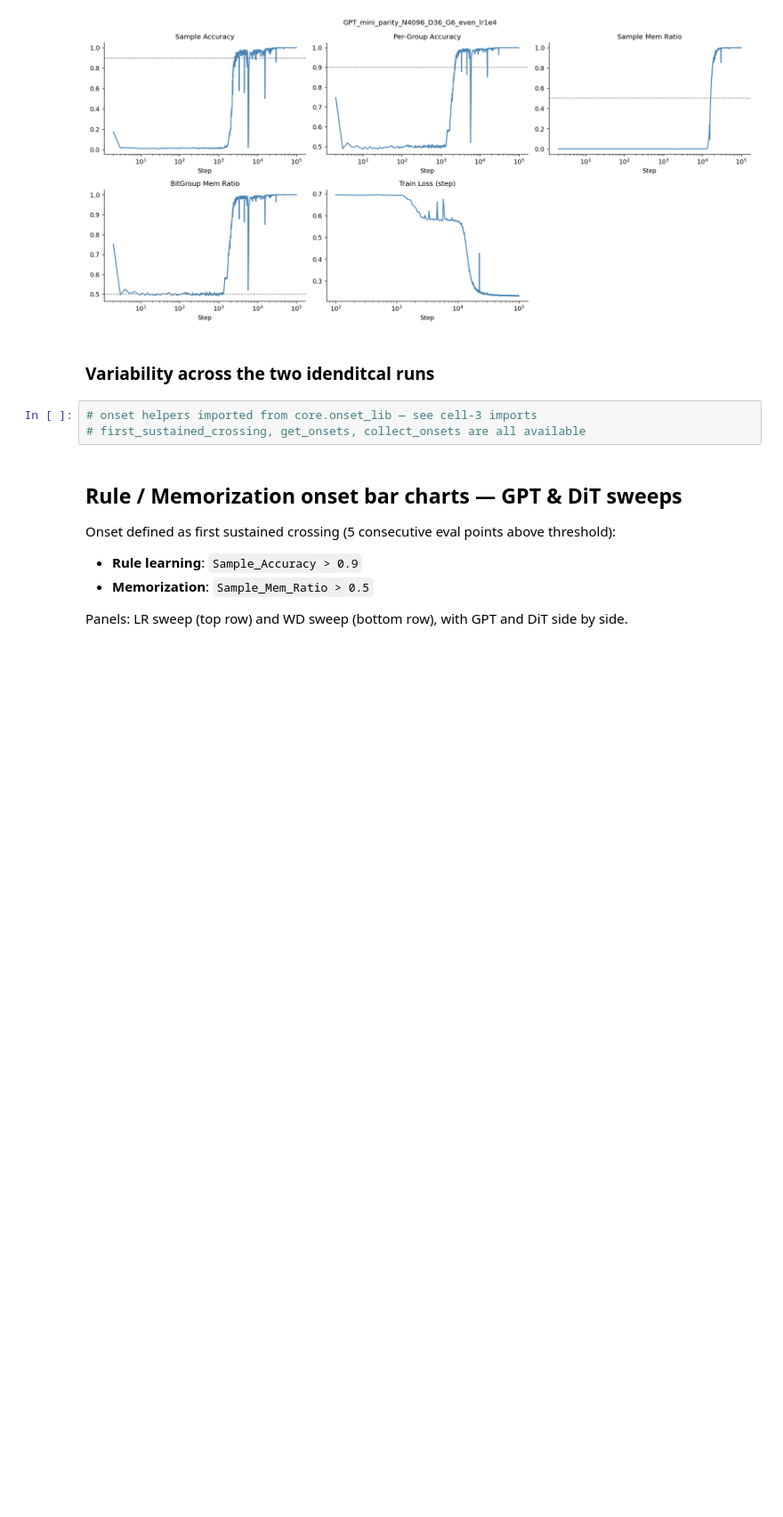
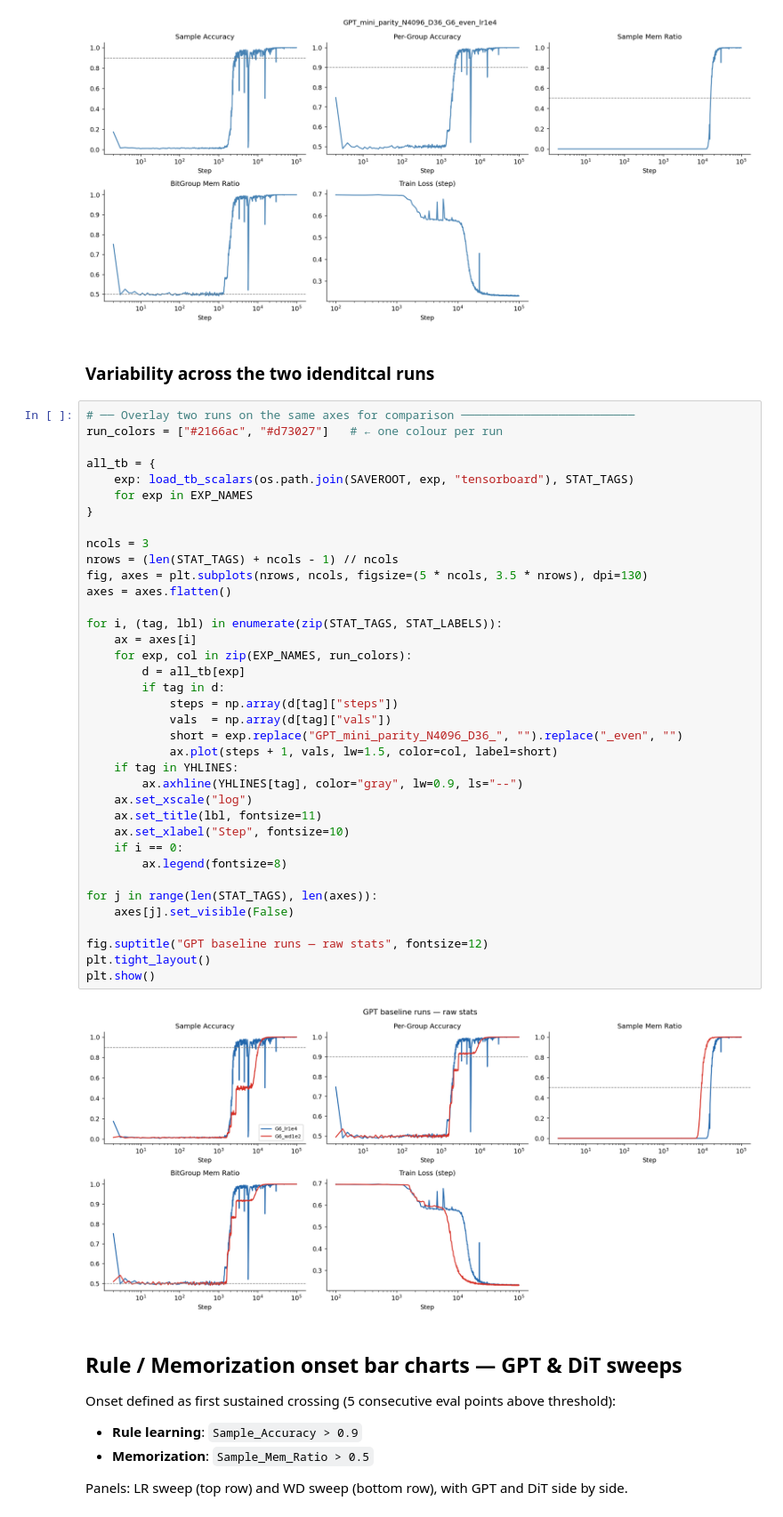
Before and after one commit to Animadversio/DiffusionAttnConsistency, a Jupyter notebook: notebooks/20260504_GPT_CE_analysis.ipynb, the cells around one changed output. Shown at 89% size. Saved outputs shown, nothing was run; the diff lists cells and outputs as text; blank space fills up the shorter version.

```diff
--- a/notebooks/20260504_GPT_CE_analysis.ipynb
+++ b/notebooks/20260504_GPT_CE_analysis.ipynb
@@ -121,9 +124,45 @@ plt.show()
 [figure]
 # %% [markdown]
 ### Variability across the two idenditcal runs
-# %%
-# onset helpers imported from core.onset_lib — see cell-3 imports
-# first_sustained_crossing, get_onsets, collect_onsets are all available
+# %%
+# ── Overlay two runs on the same axes for comparison ─────────────────────────
+run_colors = ["#2166ac", "#d73027"]   # ← one colour per run
+
+all_tb = {
+    exp: load_tb_scalars(os.path.join(SAVEROOT, exp, "tensorboard"), STAT_TAGS)
+    for exp in EXP_NAMES
+}
+
+ncols = 3
+nrows = (len(STAT_TAGS) + ncols - 1) // ncols
+fig, axes = plt.subplots(nrows, ncols, figsize=(5 * ncols, 3.5 * nrows), dpi=130)
+axes = axes.flatten()
+
+for i, (tag, lbl) in enumerate(zip(STAT_TAGS, STAT_LABELS)):
+    ax = axes[i]
+    for exp, col in zip(EXP_NAMES, run_colors):
+        d = all_tb[exp]
+        if tag in d:
+            steps = np.array(d[tag]["steps"])
+            vals  = np.array(d[tag]["vals"])
+            short = exp.replace("GPT_mini_parity_N4096_D36_", "").replace("_even", "")
+            ax.plot(steps + 1, vals, lw=1.5, color=col, label=short)
+    if tag in YHLINES:
+        ax.axhline(YHLINES[tag], color="gray", lw=0.9, ls="--")
+    ax.set_xscale("log")
+    ax.set_title(lbl, fontsize=11)
+    ax.set_xlabel("Step", fontsize=10)
+    if i == 0:
+        ax.legend(fontsize=8)
+
+for j in range(len(STAT_TAGS), len(axes)):
+    axes[j].set_visible(False)
+
+fig.suptitle("GPT baseline runs — raw stats", fontsize=12)
+plt.tight_layout()
+plt.show()
+# %% [output]
+[figure, added]
 # %% [markdown]
 ## Rule / Memorization onset bar charts — GPT & DiT sweeps
 
```
Also changed, not shown: parts of 11 cells of this notebook, 1 other file.
